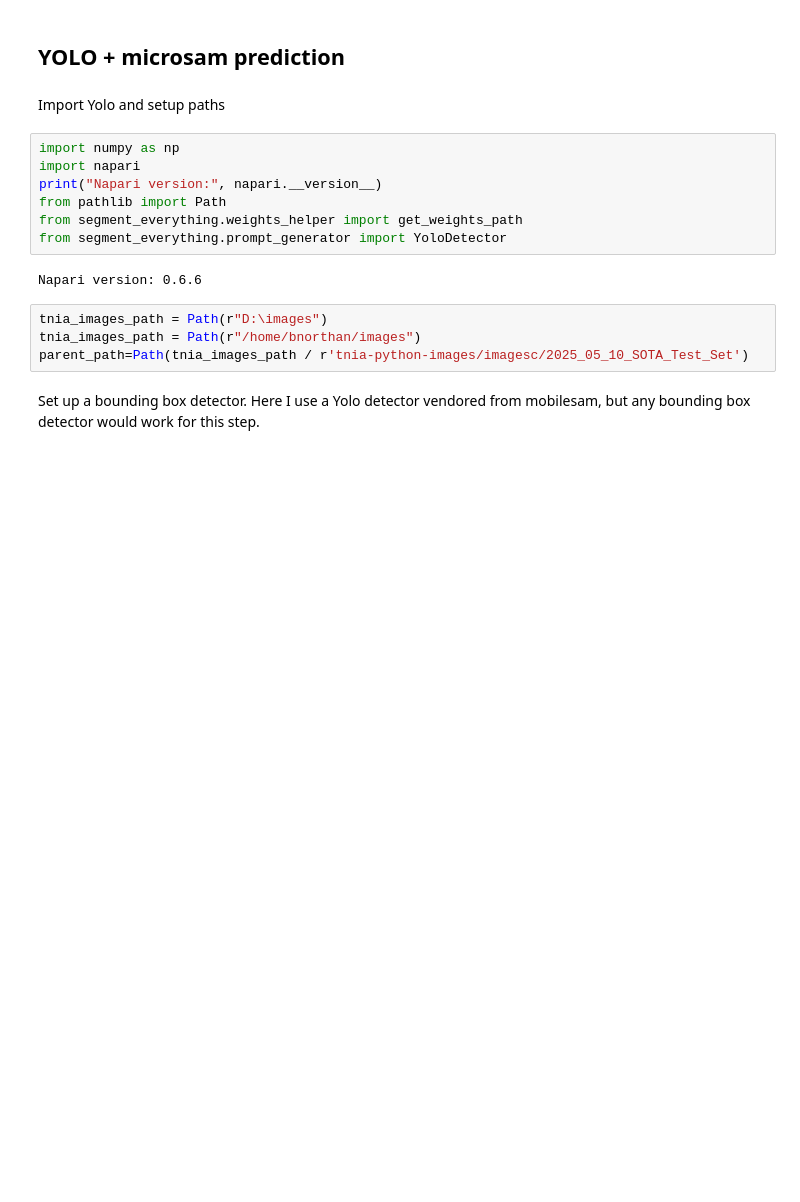
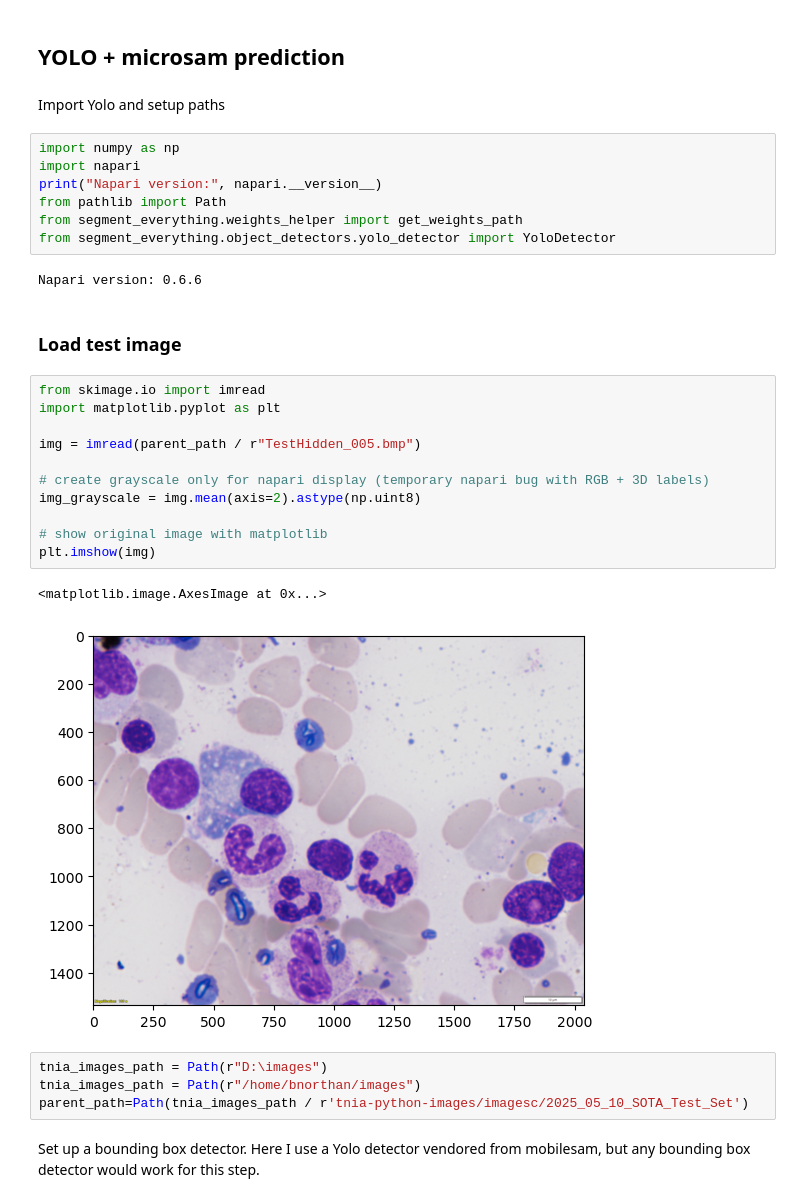
Before and after one commit to True-North-Intelligent-Algorithms/segment-everything, a Jupyter notebook: notebooks/neurips 2022 cells/predict_microsam.ipynb, the cells around one changed output. Drawn from its saved outputs; the diff is of its cells as text; blank space fills up the shorter version.

```diff
--- a/notebooks/neurips 2022 cells/predict_microsam.ipynb
+++ b/notebooks/neurips 2022 cells/predict_microsam.ipynb
@@ -8,9 +8,25 @@ import napari
 print("Napari version:", napari.__version__)
 from pathlib import Path
 from segment_everything.weights_helper import get_weights_path
-from segment_everything.prompt_generator import YoloDetector
+from segment_everything.object_detectors.yolo_detector import YoloDetector
 # %% [output]
 Napari version: 0.6.6
+# %% [markdown]
+### Load test image
+# %%
+from skimage.io import imread
+import matplotlib.pyplot as plt
+
+img = imread(parent_path / r"TestHidden_005.bmp")
+
+# create grayscale only for napari display (temporary napari bug with RGB + 3D labels)
+img_grayscale = img.mean(axis=2).astype(np.uint8)
+
+# show original image with matplotlib
+plt.imshow(img)
+# %% [output]
+<matplotlib.image.AxesImage at 0x...>
+[figure, added]
 # %%
 tnia_images_path = Path(r"D:\images")
 tnia_images_path = Path(r"/home/bnorthan/images")
```
Also changed, not shown: parts of 5 cells of this notebook, 8 other files.
